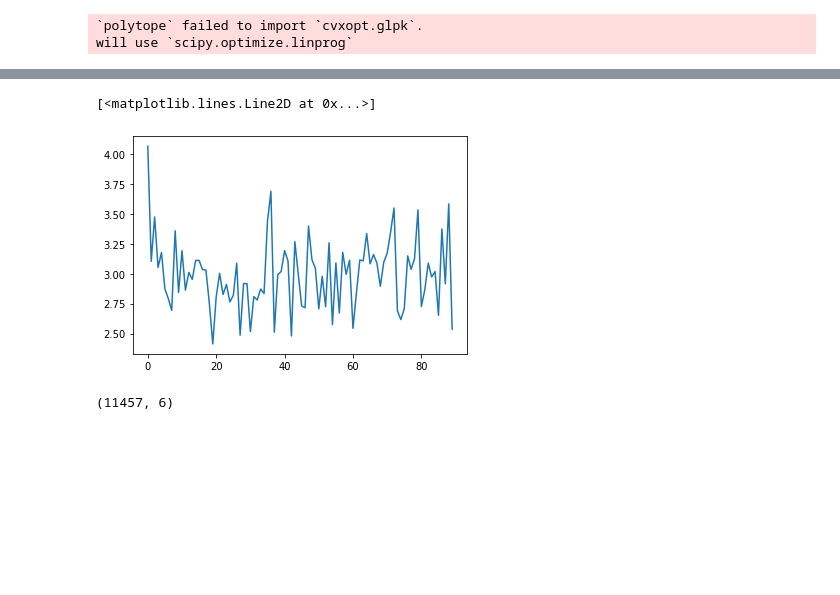
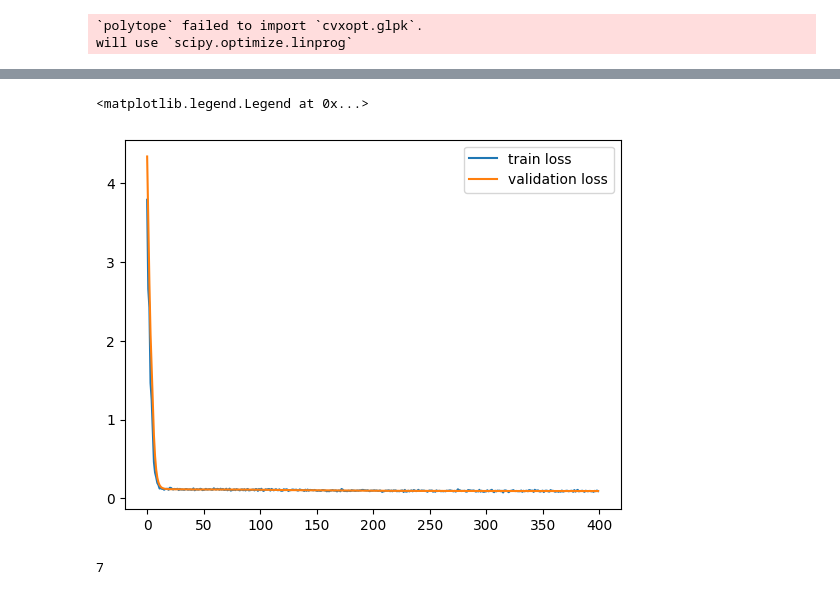
Before and after one commit to o4lc/ReachLipBnB, a Jupyter notebook: Networks/6DQuadrotos dataset/temp.ipynb, the cells around one changed output, grey strips where cells are left out. Cells and saved outputs as stored; diff of their text form; code cells hidden in the pictures; blank space fills up the shorter version.

Commit message:
train code upgraded

```diff
--- a/Networks/6DQuadrotos dataset/temp.ipynb
+++ b/Networks/6DQuadrotos dataset/temp.ipynb
@@ -193,12 +223,11 @@ torch.save(networkClass.state_dict(), "../quadRotorCompleteLoopVq.0.pth")
-# %%
-plt.plot(losses)
-# %% [output]
-[<matplotlib.lines.Line2D at 0x...>]
-[figure, removed]
-# %%
-data = loadmat("trainDataQuad.mat")
-Xtrain = data['X']
-Ytrain = data['y']
-Xtrain.shape
-# %% [output]
-(11457, 6)
+# %%
+plt.plot(trainLosses)
+plt.plot([validationLoss.item() for validationLoss in validationLosses])
+plt.legend(["train loss", "validation loss"])
+# %% [output]
+<matplotlib.legend.Legend at 0x...>
+[figure, added]
+# %%
+len(net)
+# %% [output]
+7
```
Also changed, not shown: parts of 4 cells of this notebook, 1 other file.
